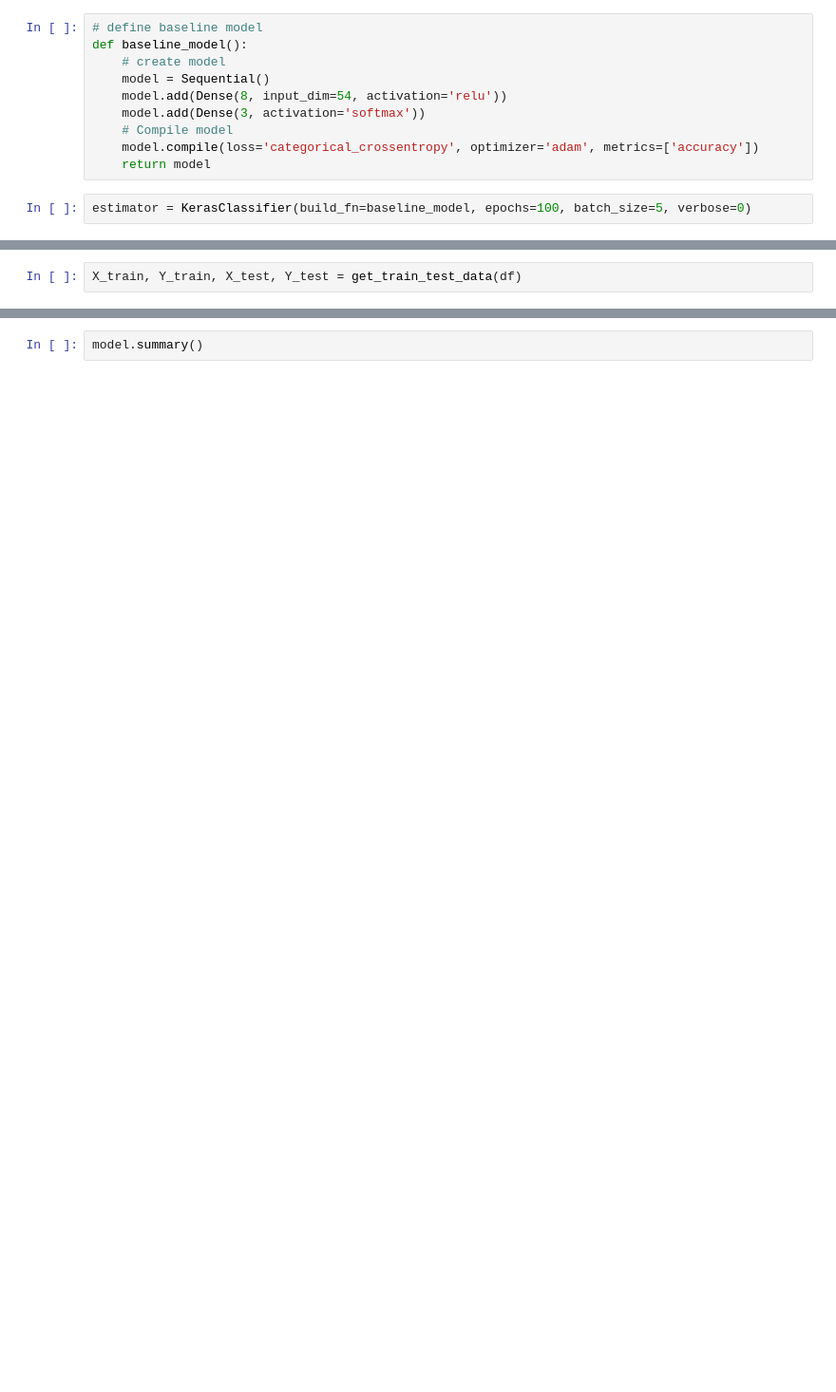
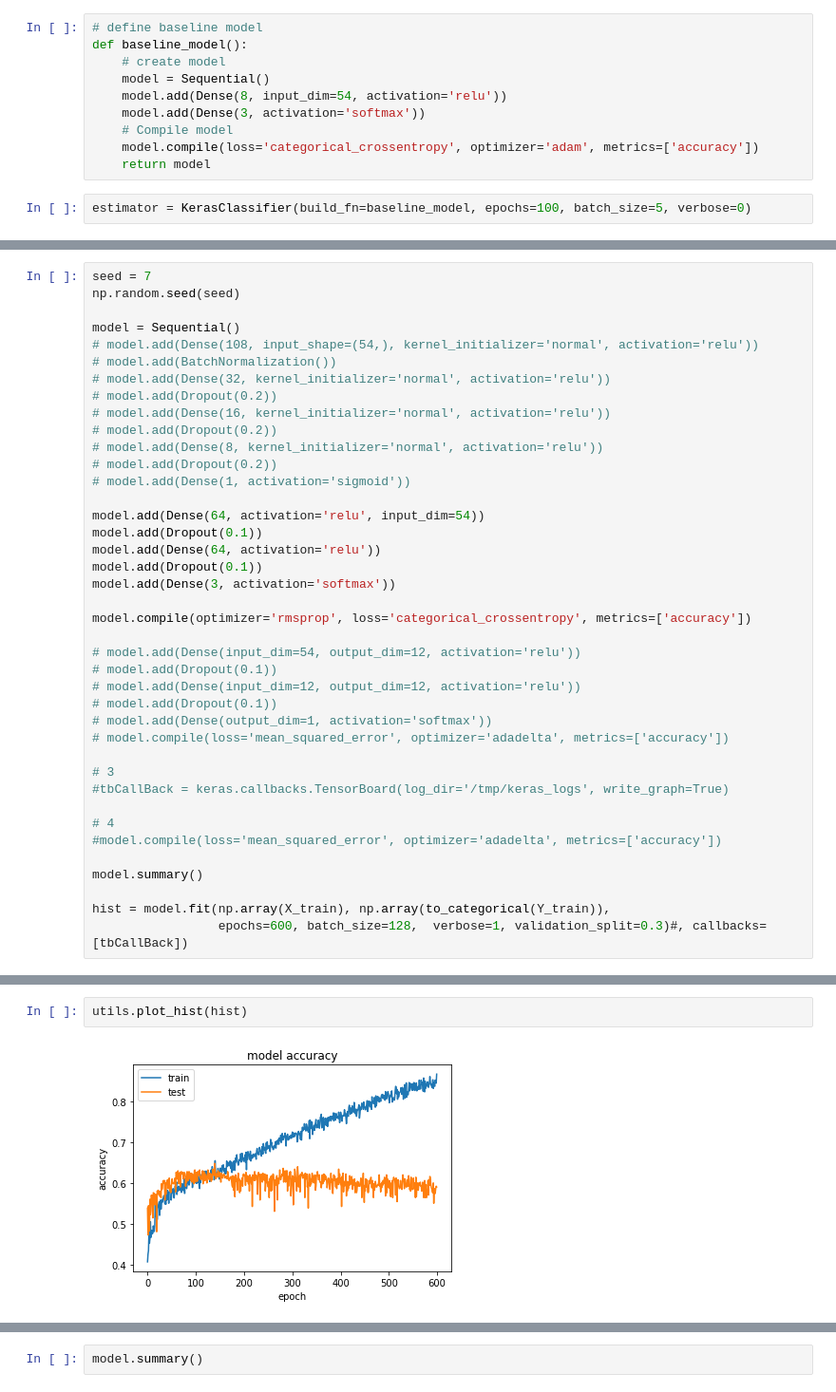
Before and after one commit to patricieni/ICM, a Jupyter notebook: code/notebooks/Neural Network exploration v1.ipynb, the cells around one changed output, grey strips where cells are left out. Shown at 95% size. Saved outputs shown, nothing was run; the diff lists cells and outputs as text; blank space fills up the shorter version.

```diff
--- a/code/notebooks/Neural Network exploration v1.ipynb
+++ b/code/notebooks/Neural Network exploration v1.ipynb
@@ -327,2 +120,0 @@ ensemble_clf.fit(X_train, Y_train)
-# %%
-X_train, Y_train, X_test, Y_test = get_train_test_data(df)
@@ -345,0 +123,40 @@ print('Test accuracy: ', results[1])
+# %%
+seed = 7
+np.random.seed(seed)
+
+model = Sequential()
+# model.add(Dense(108, input_shape=(54,), kernel_initializer='normal', activation='relu'))
+# model.add(BatchNormalization())
+# model.add(Dense(32, kernel_initializer='normal', activation='relu'))
+# model.add(Dropout(0.2))
+# model.add(Dense(16, kernel_initializer='normal', activation='relu'))
+# model.add(Dropout(0.2))
+# model.add(Dense(8, kernel_initializer='normal', activation='relu'))
+# model.add(Dropout(0.2))
+# model.add(Dense(1, activation='sigmoid'))
+
+model.add(Dense(64, activation='relu', input_dim=54))
+model.add(Dropout(0.1))
+model.add(Dense(64, activation='relu'))
+model.add(Dropout(0.1))
+model.add(Dense(3, activation='softmax'))
+
+model.compile(optimizer='rmsprop', loss='categorical_crossentropy', metrics=['accuracy'])
+
+# model.add(Dense(input_dim=54, output_dim=12, activation='relu'))
+# model.add(Dropout(0.1))
+# model.add(Dense(input_dim=12, output_dim=12, activation='relu'))
+# model.add(Dropout(0.1))
+# model.add(Dense(output_dim=1, activation='softmax'))
+# model.compile(loss='mean_squared_error', optimizer='adadelta', metrics=['accuracy'])
+
+# 3
+#tbCallBack = keras.callbacks.TensorBoard(log_dir='/tmp/keras_logs', write_graph=True)
+
+# 4
+#model.compile(loss='mean_squared_error', optimizer='adadelta', metrics=['accuracy'])
+
+model.summary()
+
+hist = model.fit(np.array(X_train), np.array(to_categorical(Y_train)),
+                 epochs=600, batch_size=128,  verbose=1, validation_split=0.3)#, callbacks=[tbCallBack])
@@ -345,0 +181,4 @@ print('Test accuracy: ', results[1])
+# %%
+utils.plot_hist(hist)
+# %% [output]
+[figure, added]
```
Also changed, not shown: parts of 86 cells of this notebook, 5 other files.
